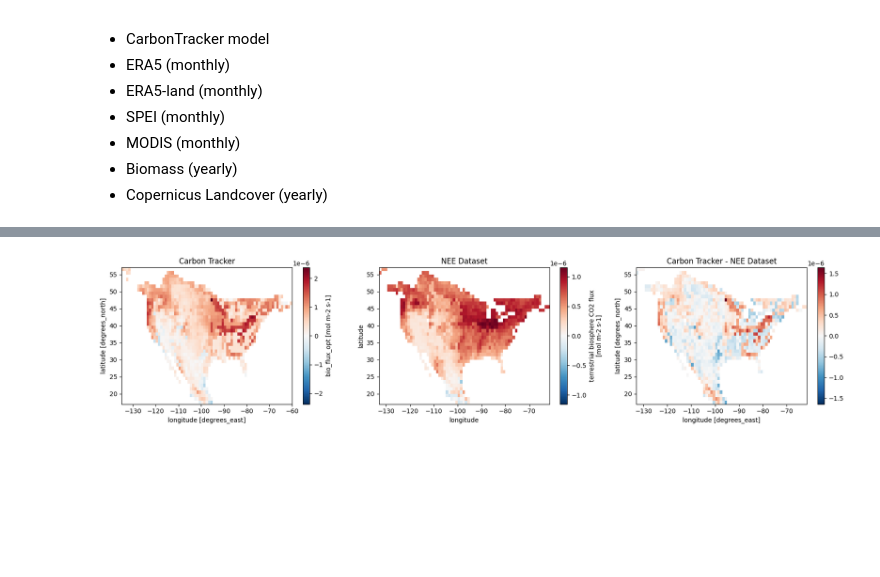
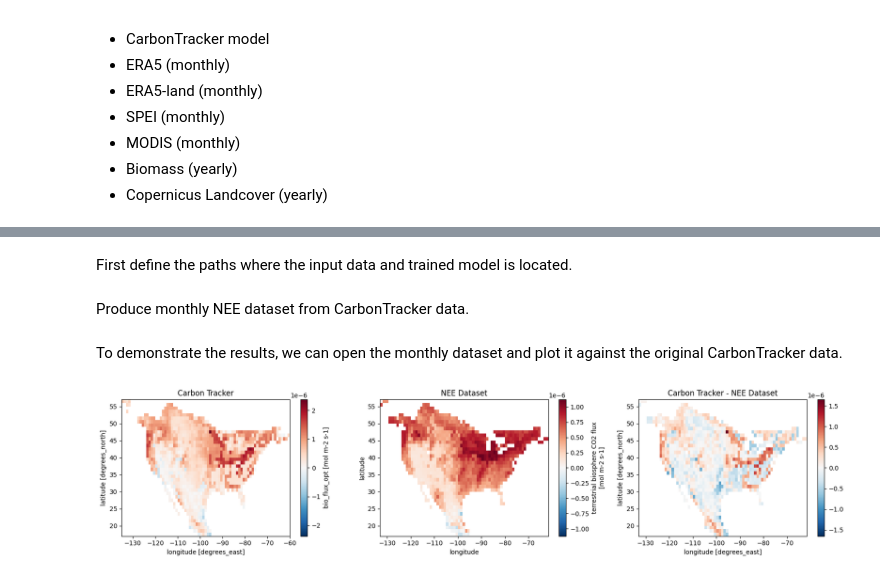
Before and after one commit to EXCITED-CO2/excited-workflow, a Jupyter notebook: docs/notebooks/produce_carbontracker_dataset.ipynb, the cells around one changed output, grey strips where cells are left out. Drawn from its saved outputs; the diff is of its cells as text; code cells hidden in the pictures; blank space fills up the shorter version.

Commit message:
Created produce_dataset function and simplified notebooks.

```diff
--- a/docs/notebooks/produce_carbontracker_dataset.ipynb
+++ b/docs/notebooks/produce_carbontracker_dataset.ipynb
@@ -65,0 +27,12 @@ Plot NEE and original Carbon Tracker data to look at differences and check every
+# %% [markdown]
+First define the paths where the input data and trained model is located.
+# %%
+home_path = Path.home()
+data_dir = home_path / "data/volume_2" # Directory where data is located
+model_dir = Path("/home/cdonnelly/carbon_tracker-2024-02-28_14_20") # Directory where model is located
+
+carbontracker_file= data_dir / "EXCITED_prepped_data/CT2022.flux1x1-monthly.nc" # CarbonTracker file
+regions_file = data_dir / "EXCITED_prepped_data/regions.nc" # File of regions
+model_name = "lightgbm.onnx"
+# %% [markdown]
+Produce monthly NEE dataset from CarbonTracker data.
@@ -66,21 +41,31 @@ Plot NEE and original Carbon Tracker data to look at differences and check every
+# %% [markdown]
+To demonstrate the results, we can open the monthly dataset and plot it against the original CarbonTracker data.
 # %%
+# Load produced dataset
+NEE_dataset = xr.open_dataset(data_dir / "NEE/CarbonTracker/NEE_monthly.nc")
+
+# Load CarbonTracker and regions datasets and mask to same region
+ds_cb = xr.open_dataset(carbontracker_file)
+ds_cb = excited_workflow.utils.convert_timestamps(ds_cb)
+ds_regions = xr.open_dataset(regions_file)
+
 ds_merge = xr.merge([ds_cb, ds_regions["transcom_regions"]])
 ds_na = ds_merge.where(ds_merge["transcom_regions"] == 2)
 time_region_na = {
     "time": "2019-11-01",
     "latitude": slice(17, 57),
     "longitude": slice(-135, -60),
 }
 
-diff = ds_na["bio_flux_opt"] - ds_out["bio_flux"]
+diff = ds_na["bio_flux_opt"] - NEE_dataset["bio_flux"]
 
 fig, axs = plt.subplots(1,3, figsize = (17, 4))
 ds_na["bio_flux_opt"].sel(time_region_na).plot(ax=axs[0])
 axs[0].set_title("Carbon Tracker")
-ds_out["bio_flux"].sel(time_region_na).plot(ax=axs[1])
+NEE_dataset["bio_flux"].sel(time_region_na).plot(ax=axs[1])
 axs[1].set_title("NEE Dataset")
 diff.sel(time_region_na).plot(ax=axs[2])
 axs[2].set_title("Carbon Tracker - NEE Dataset")
 plt.tight_layout()
 # %% [output]
-[figure, old version]
+[figure, new version]
```
Also changed, not shown: parts of 11 cells of this notebook, 2 other files.
